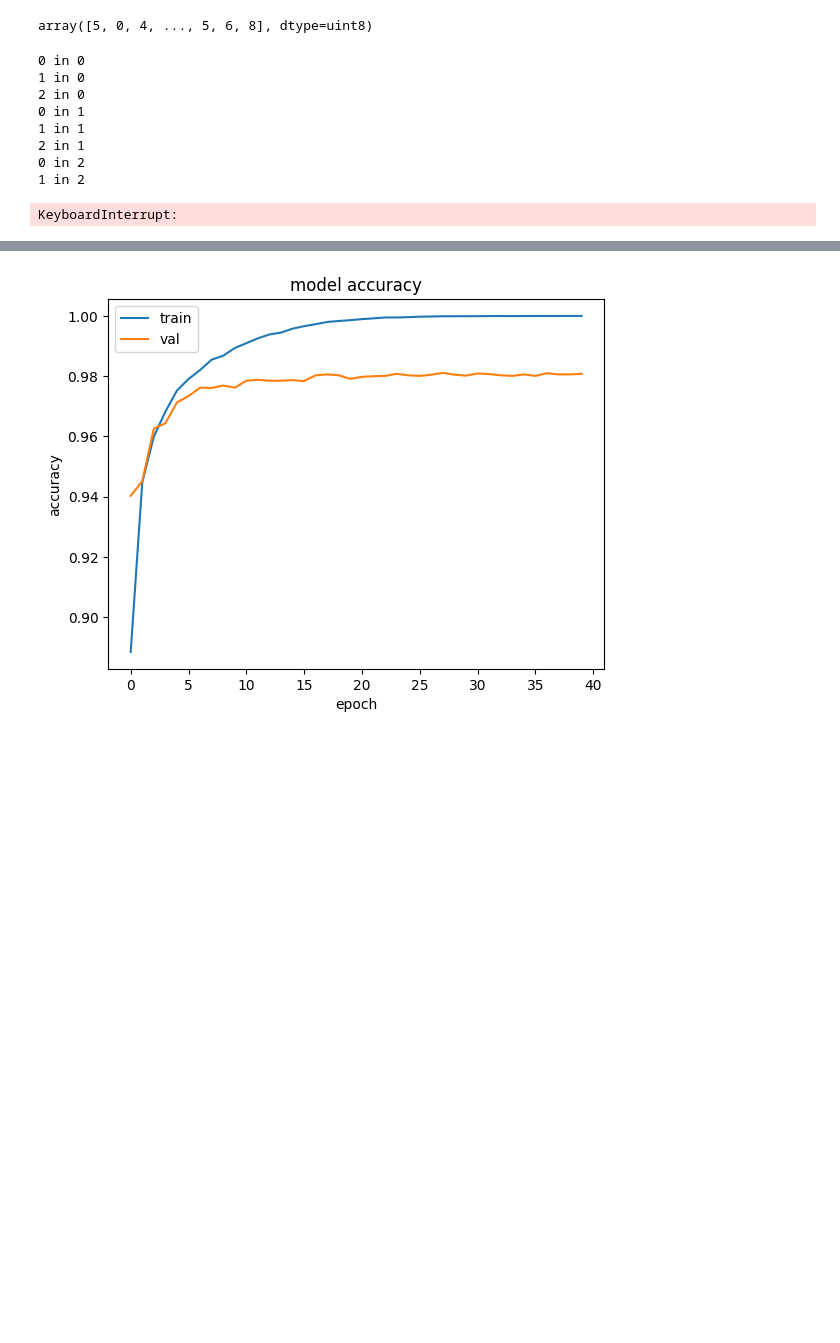
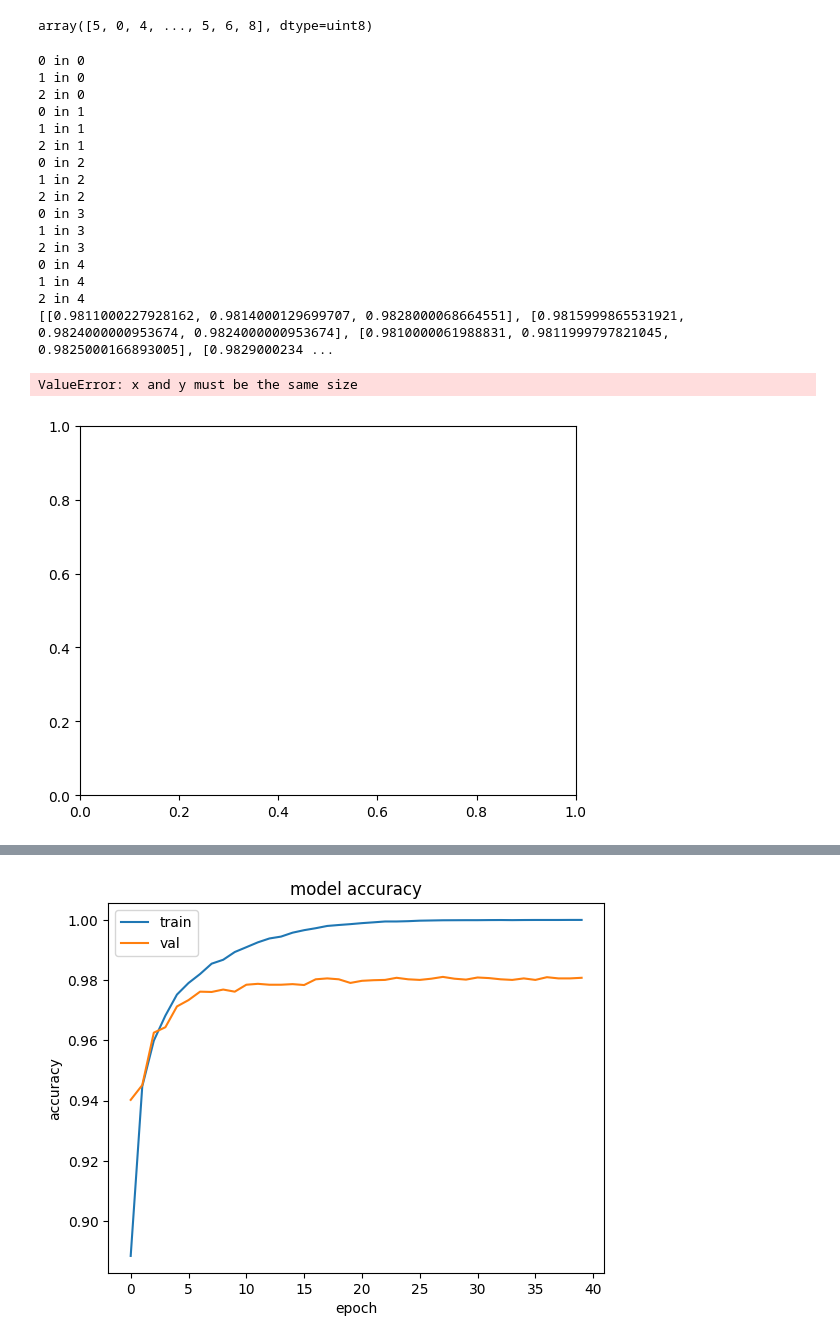
Before and after one commit to Noxemia/DAT405-Intro-DS-AI, a Jupyter notebook: assignment7/Assignment 7.ipynb, the cells around one changed output, grey strips where cells are left out. Drawn from its saved outputs; the diff is of its cells as text; code cells hidden in the pictures; blank space fills up the shorter version.

```diff
--- a/assignment7/Assignment 7.ipynb
+++ b/assignment7/Assignment 7.ipynb
@@ -85,31 +85,45 @@ def trainwithfactor(regvalue: float) -> float:
 
         model.compile(loss=keras.losses.categorical_crossentropy,
                 optimizer=tensorflow.keras.optimizers.SGD(learning_rate = 0.1),
                 metrics=['accuracy'],)
 
         model.fit(x_train, y_train,
                 batch_size=batch_size,
                 epochs=epochs,
                 verbose=0,
                 validation_data=(x_test, y_test))
         score = model.evaluate(x_test, y_test, verbose=0)
         return score[1]
 
 results = []
 
 for factor in regfactors:
         res: list[float] = []
         for i in range(3):
                 print(i, "in", regfactors.index(factor))
                 res.append(trainwithfactor(factor))
         results.append(res)
+
+print(results)
+
+plt.scatter([np.std(tup) for tup in results], [1,2,3])
+plt.show()
 # %% [output]
 0 in 0
 1 in 0
 2 in 0
 0 in 1
 1 in 1
 2 in 1
 0 in 2
 1 in 2
+2 in 2
+0 in 3
+1 in 3
+2 in 3
+0 in 4
+1 in 4
+2 in 4
+[[0.9811000227928162, 0.9814000129699707, 0.9828000068664551], [0.9815999865531921, 0.9824000000953674, 0.9824000000953674], [0.9810000061988831, 0.9811999797821045, 0.9825000166893005], [0.9829000234 ...
-KeyboardInterrupt:
+ValueError: x and y must be the same size
+[figure, added]
```
Also changed, not shown: parts of 2 cells of this notebook.
